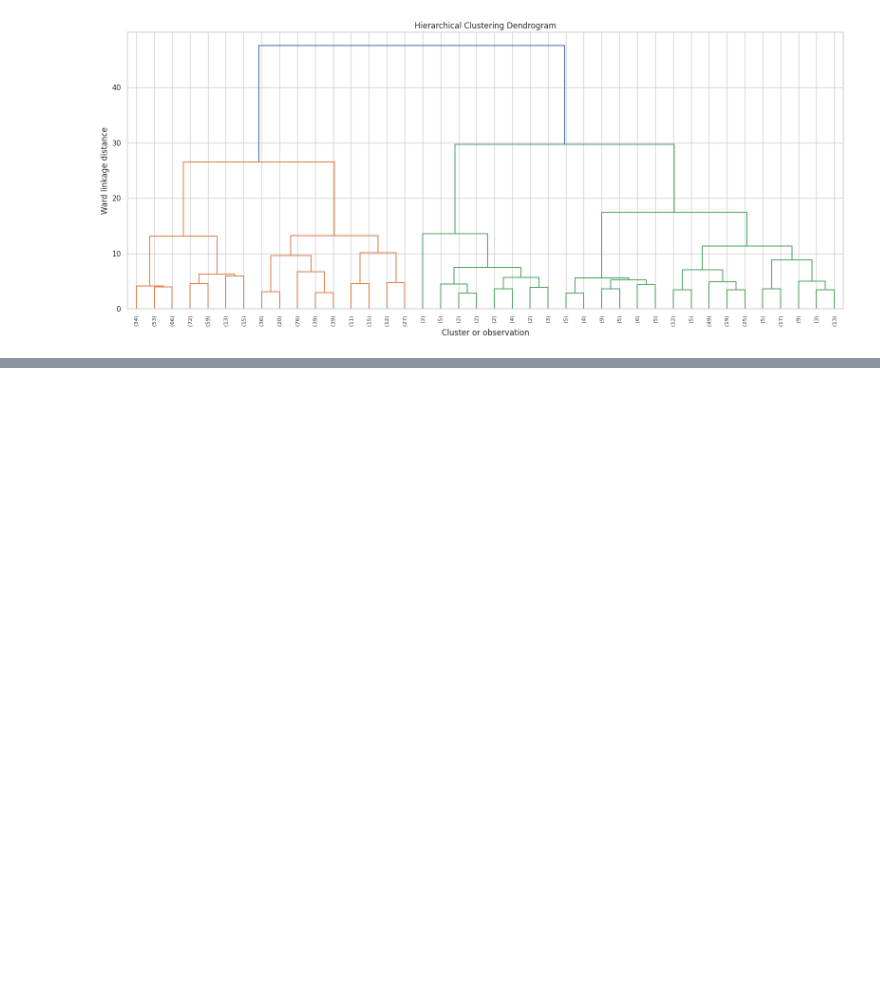
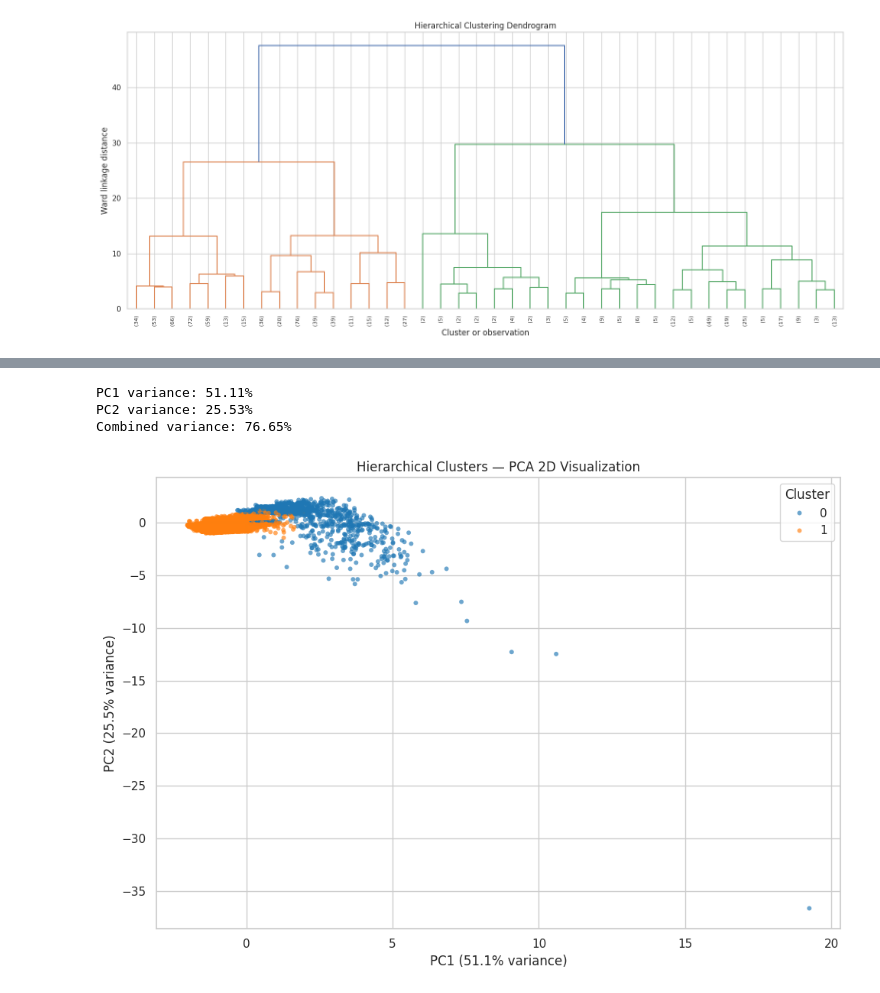
Before and after one commit to manaswiniyoshitha2006-netizen/ML-Evaluation, a Jupyter notebook: notebooks/clustering.ipynb, the cells around one changed output, grey strips where cells are left out. Drawn from its saved outputs; the diff is of its cells as text; code cells hidden in the pictures; blank space fills up the shorter version.

Commit message:
Visualize clusters using PCA

```diff
--- a/notebooks/clustering.ipynb
+++ b/notebooks/clustering.ipynb
@@ -2243,0 +2289,48 @@ plt.show()
+# %%
+
+# STEP 8: PCA VISUALIZATION
+
+pca_hierarchical = PCA(n_components=2)
+
+X_hier_pca = pca_hierarchical.fit_transform(
+    X_hier_sample
+)
+
+explained_variance = (
+    pca_hierarchical.explained_variance_ratio_
+)
+
+pca_df = pd.DataFrame({
+    "PC1": X_hier_pca[:, 0],
+    "PC2": X_hier_pca[:, 1],
+    "Cluster": hierarchical_labels.astype(str)
+})
+
+print(f"PC1 variance: {explained_variance[0]:.2%}")
+print(f"PC2 variance: {explained_variance[1]:.2%}")
+print(f"Combined variance: {explained_variance.sum():.2%}")
+
+plt.figure(figsize=(10, 7))
+
+sns.scatterplot(
+    data=pca_df,
+    x="PC1",
+    y="PC2",
+    hue="Cluster",
+    palette="tab10",
+    s=18,
+    alpha=0.65,
+    linewidth=0
+)
+
+plt.title("Hierarchical Clusters — PCA 2D Visualization")
+plt.xlabel(f"PC1 ({explained_variance[0]:.1%} variance)")
+plt.ylabel(f"PC2 ({explained_variance[1]:.1%} variance)")
+plt.legend(title="Cluster")
+plt.tight_layout()
+plt.show()
+# %% [output]
+PC1 variance: 51.11%
+PC2 variance: 25.53%
+Combined variance: 76.65%
+[figure, added]
```
Also changed, not shown: parts of 1 cell of this notebook.
